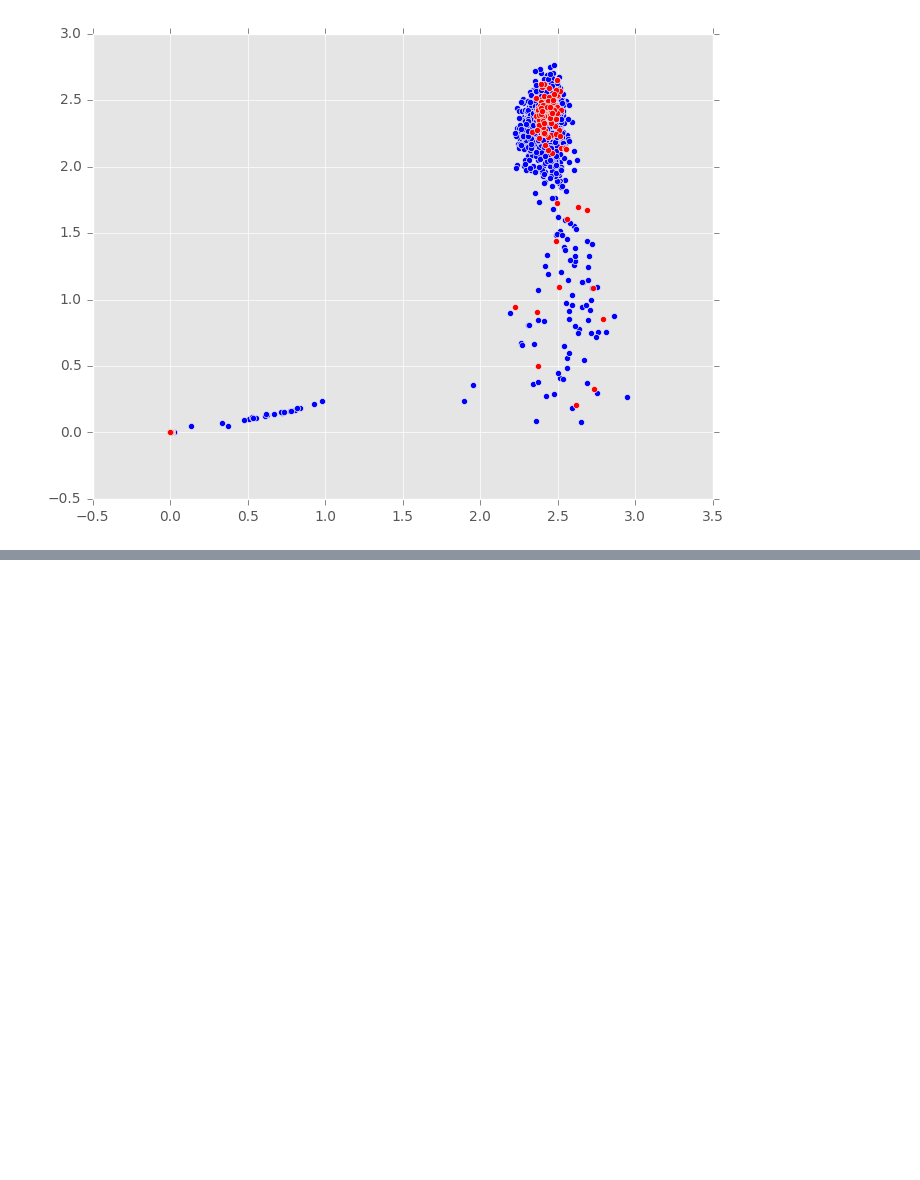
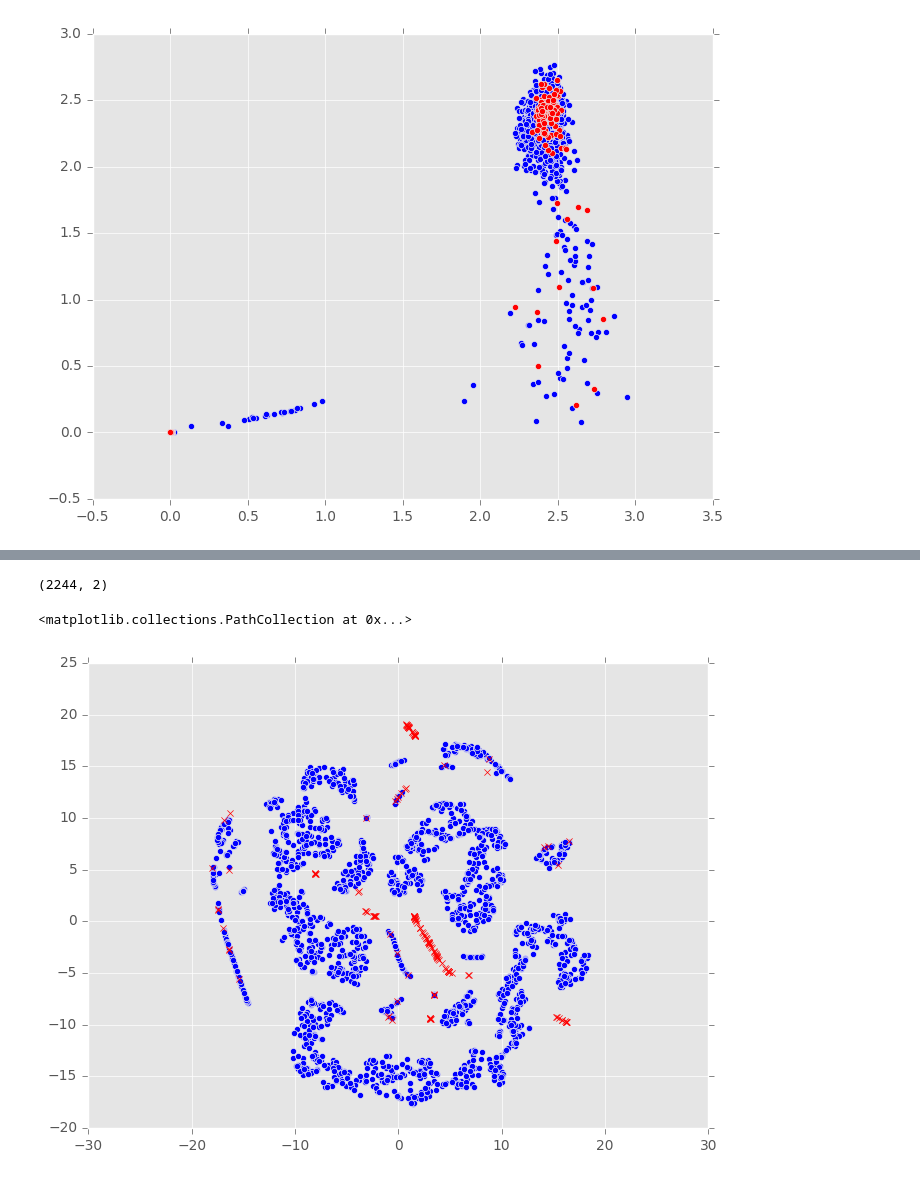
Before and after one commit to xkortex/eeg_seizure_prediction, a Jupyter notebook: vec_sampen01.ipynb, the cells around one changed output, grey strips where cells are left out. Drawn from its saved outputs; the diff is of its cells as text; code cells hidden in the pictures; blank space fills up the shorter version.

```diff
--- a/vec_sampen01.ipynb
+++ b/vec_sampen01.ipynb
@@ -225,0 +246,4 @@ TypeError: unhashable type
+# %%
+model = TSNE(n_components=2, random_state=0)
+np.set_printoptions(suppress=True)
+txdata = model.fit_transform(vec2data)
@@ -225,0 +271,12 @@ TypeError: unhashable type
+# %%
+txdata.shape
+# %% [output]
+(2244, 2)
+# %%
+plt.scatter(txdata[:-150,0], txdata[:-150,1])
+plt.scatter(txdata[-150:,0], txdata[-150:,1], c='r', marker='x')
+
+# plt.scatter(txdata1[:,0], txdata1[:,1], c='r')
+# %% [output]
+<matplotlib.collections.PathCollection at 0x...>
+[figure, added]
```
Also changed, not shown: parts of 20 cells of this notebook, 6 other files.
